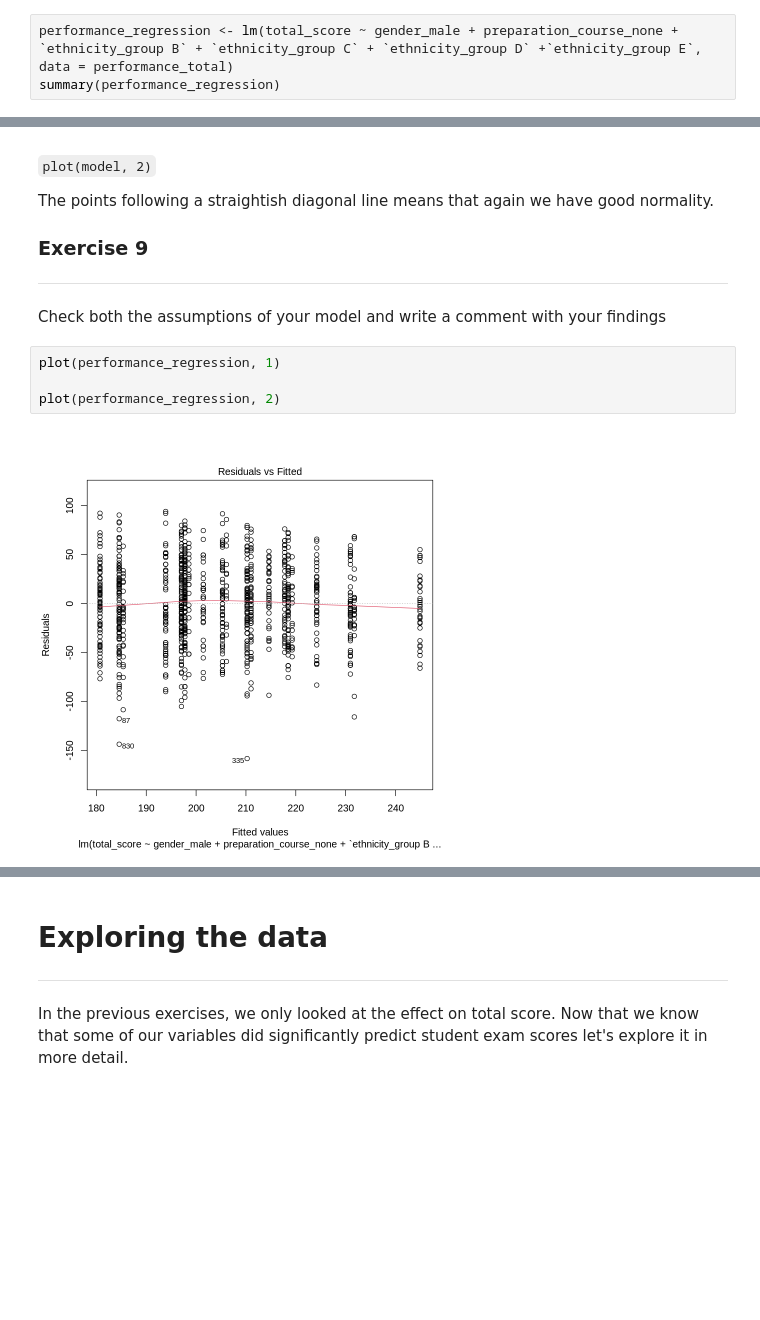
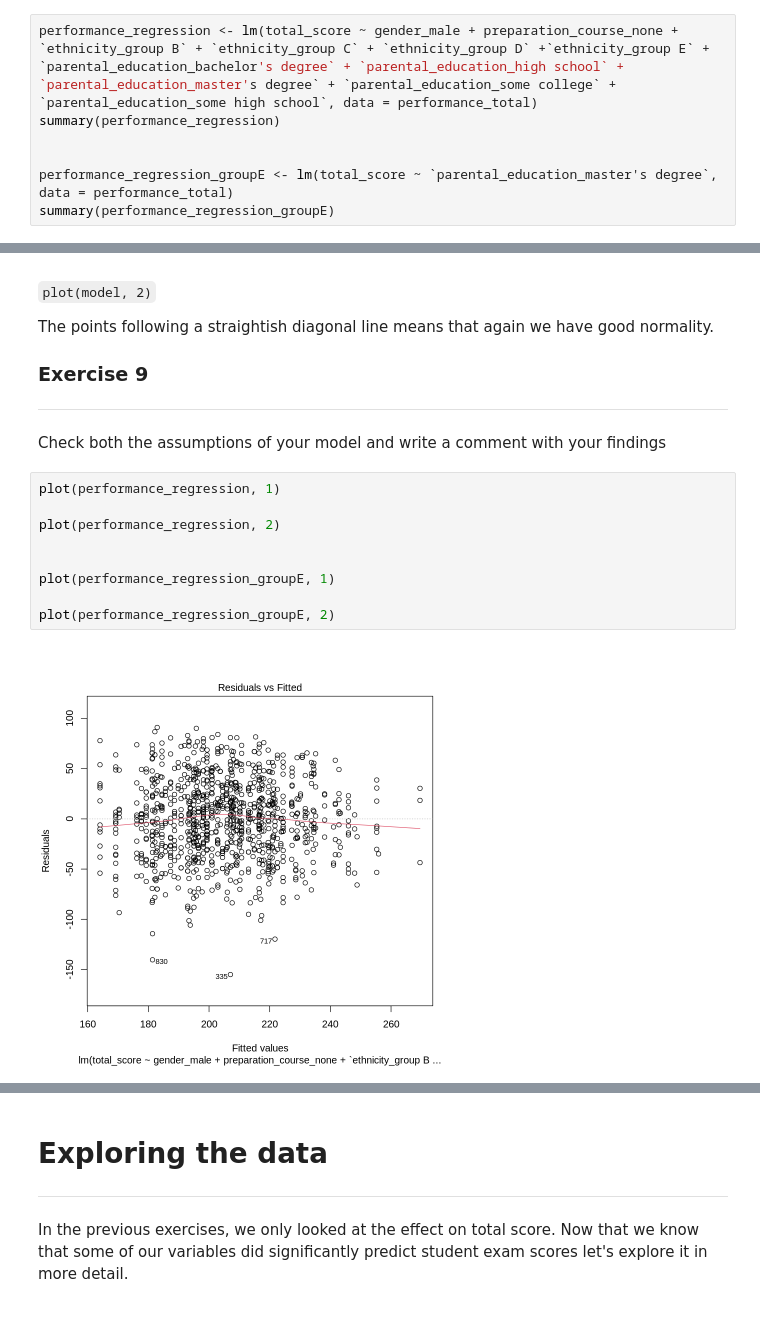
Before and after one commit to mara-ber/programing_for_data, a Jupyter notebook: R_Student_performance.ipynb, the cells around one changed output, grey strips where cells are left out. Cells and saved outputs as stored; diff of their text form; blank space fills up the shorter version.

```diff
--- a/R_Student_performance.ipynb
+++ b/R_Student_performance.ipynb
@@ -360,8 +373,14 @@ eg. \` ethnicity_group B `
 ---
 Perform a linear regression using total_score as the DV and display the summary data
 # %%
-performance_regression <- lm(total_score ~ gender_male + preparation_course_none + `ethnicity_group B` + `ethnicity_group C` + `ethnicity_group D` +`ethnicity_group E`, data = performance_total)
+performance_regression <- lm(total_score ~ gender_male + preparation_course_none + `ethnicity_group B` + `ethnicity_group C` + `ethnicity_group D` +`ethnicity_group E` +
+`parental_education_bachelor's degree` + `parental_education_high school` + `parental_education_master's degree` + `parental_education_some college` +
+`parental_education_some high school`, data = performance_total)
 summary(performance_regression)
+
+
+performance_regression_groupE <- lm(total_score ~ `parental_education_master's degree`, data = performance_total)
+summary(performance_regression_groupE)
 # %% [output]
 Call:
 lm(formula = total_score ~ gender_male + preparation_course_none +
@@ -459,6 +495,11 @@ Check both the assumptions of your model and write a comment with your findings
 # %%
 plot(performance_regression, 1)
 
 plot(performance_regression, 2)
+
+
+plot(performance_regression_groupE, 1)
+
+plot(performance_regression_groupE, 2)
 # %% [output]
-[figure, old version]
+[figure, new version]
```
Also changed, not shown: parts of 4 cells of this notebook.
